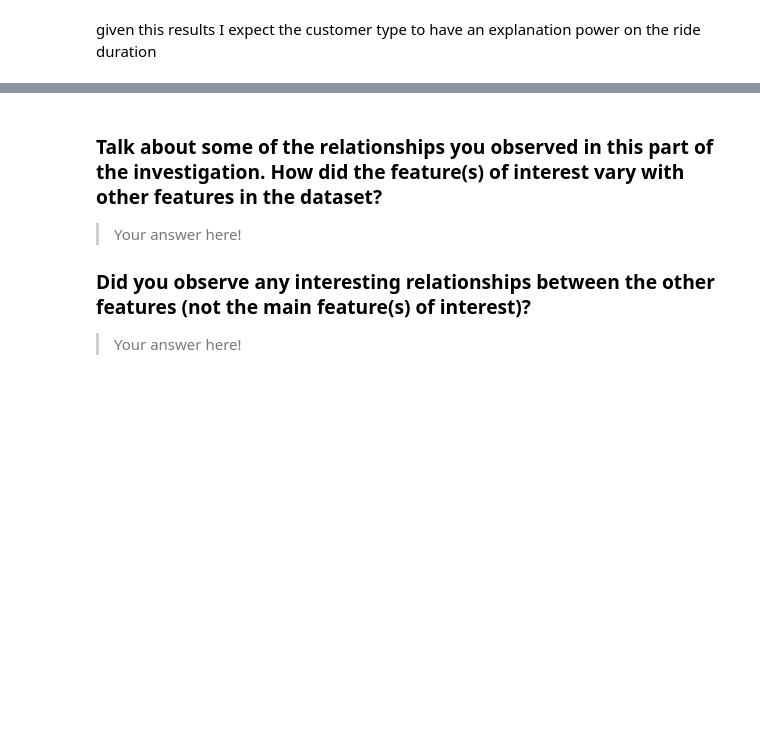
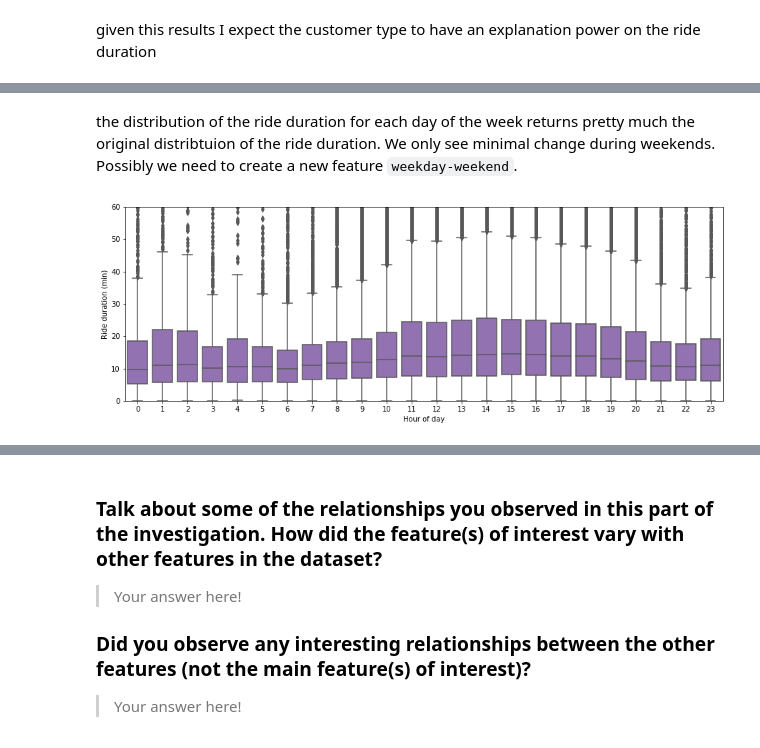
Before and after one commit to JuanGarcia10/data-visualization-lyft-bikes, a Jupyter notebook: Exploring_Lyft-Bikes_dataset.ipynb, the cells around one changed output, grey strips where cells are left out. Cells and saved outputs as stored; diff of their text form; code cells hidden in the pictures; blank space fills up the shorter version.

```diff
--- a/Exploring_Lyft-Bikes_dataset.ipynb
+++ b/Exploring_Lyft-Bikes_dataset.ipynb
@@ -364,0 +384,13 @@ fashion in the previous section (univariate exploration).
+# %% [markdown]
+the distribution of the ride duration for each day of the week returns pretty much the original distribtuion of the ride duration. We only see minimal change during weekends. Possibly we need to create a new feature `weekday-weekend`.
+# %%
+# boxplots between ride duration and the hour of the day
+plt.figure(figsize=[15, 5])
+sns.boxplot(data=df_clean, x='hour_of_day', y='ride_dur', color=base_color_hour)
+
+# zoom in
+plt.ylim((0,60))
+plt.xlabel('Hour of day')
+plt.ylabel('Ride duration (min)');
+# %% [output]
+[figure, added]
```
Also changed, not shown: parts of 13 cells of this notebook.
